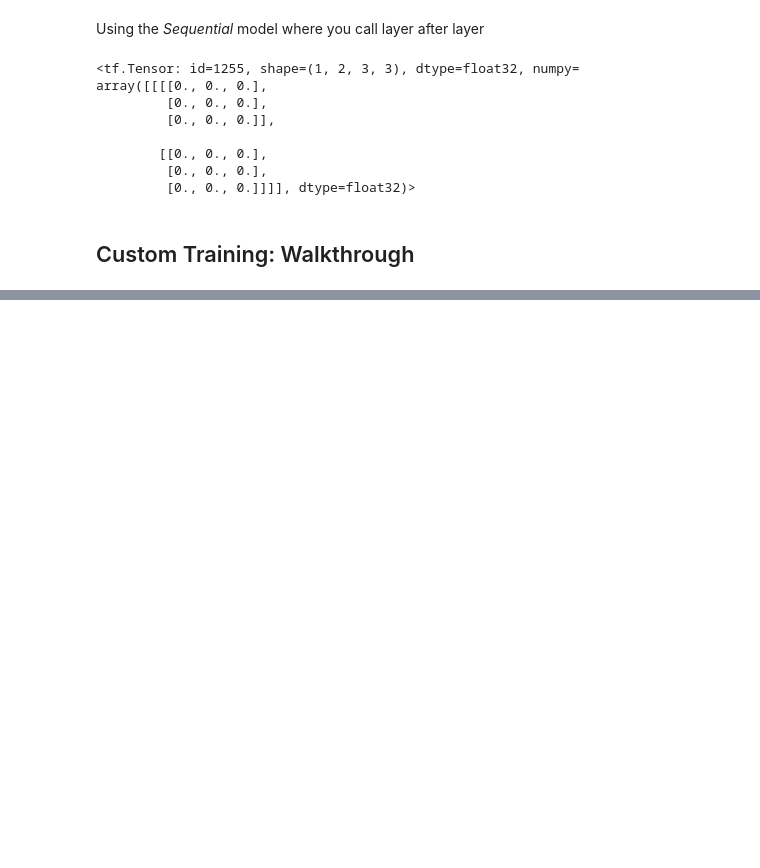
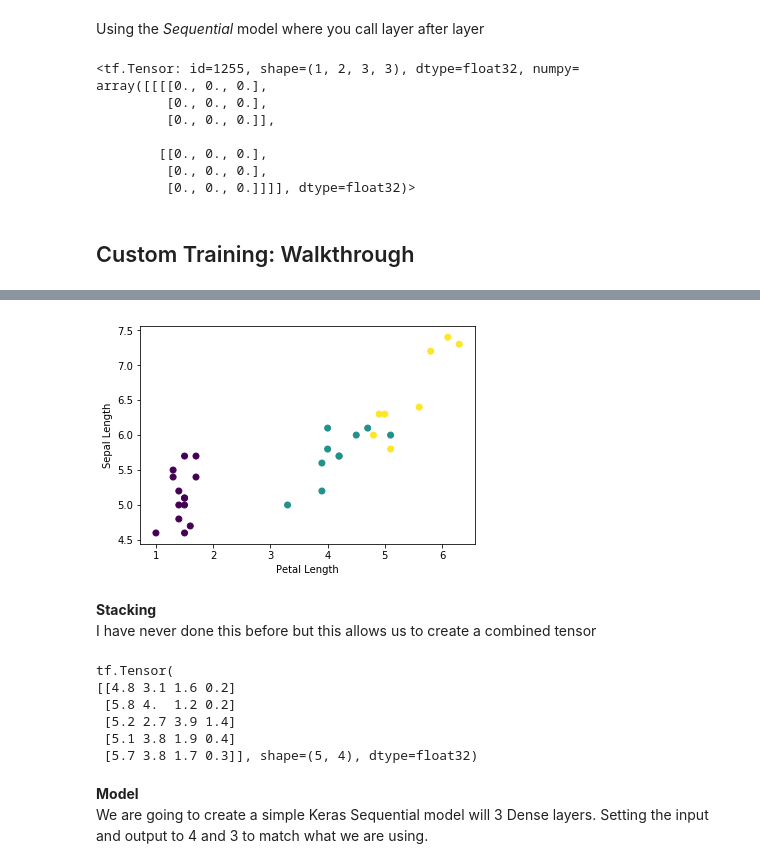
Before and after one commit to ehennis/Blog, a Jupyter notebook: TensorFlow/Research-CustomTrainingTesting.ipynb, the cells around one changed output, grey strips where cells are left out. Drawn from its saved outputs; the diff is of its cells as text; code cells hidden in the pictures; blank space fills up the shorter version.

```diff
--- a/TensorFlow/Research-CustomTrainingTesting.ipynb
+++ b/TensorFlow/Research-CustomTrainingTesting.ipynb
@@ -293,0 +313,7 @@ array([[[[0., 0., 0.],
+# %%
+train_dataset_url = "https://storage.googleapis.com/download.tensorflow.org/data/iris_training.csv"
+
+train_dataset_fp = tf.keras.utils.get_file(fname=os.path.basename(train_dataset_url),
+                                           origin=train_dataset_url)
+
+print("Local copy of the dataset file: {}".format(train_dataset_fp))
@@ -293,0 +326,8 @@ array([[[[0., 0., 0.],
+# %%
+column_names = ['sepal_length', 'sepal_width', 'petal_length', 'petal_width', 'species']
+
+feature_names = column_names[:-1] #Use all BUT the last column
+label_name = column_names[-1] #Use just the last entry
+
+print("Features: {}".format(feature_names))
+print("Label: {}".format(label_name))
@@ -293,0 +341,7 @@ array([[[[0., 0., 0.],
+# %%
+batch_size = 32
+
+#Generate the dataset from CSV
+train_dataset = tf.contrib.data.make_csv_dataset(
+    train_dataset_fp, batch_size,
+    column_names=column_names, label_name=label_name, num_epochs=1)
@@ -293,0 +351,3 @@ array([[[[0., 0., 0.],
+# %%
+features, labels = next(iter(train_dataset))
+features
@@ -293,0 +375,13 @@ array([[[[0., 0., 0.],
+# %%
+plt.scatter(features['petal_length'].numpy(),
+           features['sepal_length'].numpy(),
+           c=labels.numpy(),
+           cmap='viridis')
+plt.xlabel('Petal Length')
+plt.ylabel('Sepal Length')
+plt.show()
+# %% [output]
+[figure, added]
+# %% [markdown]
+**Stacking**
+I have never done this before but this allows us to create a combined tensor
@@ -293,0 +395,13 @@ array([[[[0., 0., 0.],
+# %%
+features, labels = next(iter(train_dataset))
+print(features[:5])
+# %% [output]
+tf.Tensor(
+[[4.8 3.1 1.6 0.2]
+ [5.8 4.  1.2 0.2]
+ [5.2 2.7 3.9 1.4]
+ [5.1 3.8 1.9 0.4]
+ [5.7 3.8 1.7 0.3]], shape=(5, 4), dtype=float32)
+# %% [markdown]
+**Model**
+We are going to create a simple Keras Sequential model will 3 Dense layers. Setting the input and output to 4 and 3 to match what we are using.
```
Also changed, not shown: parts of 36 cells of this notebook.
